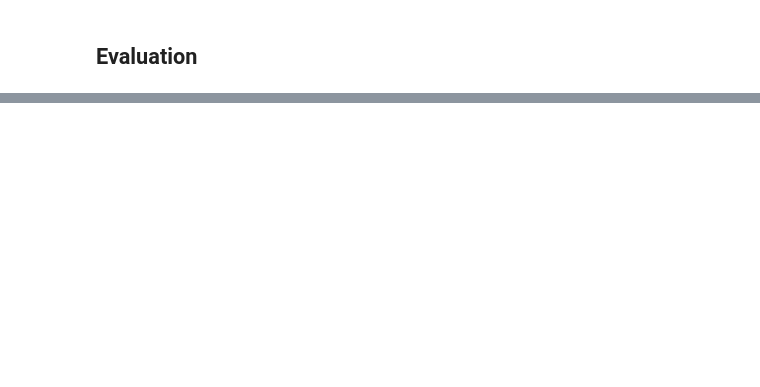
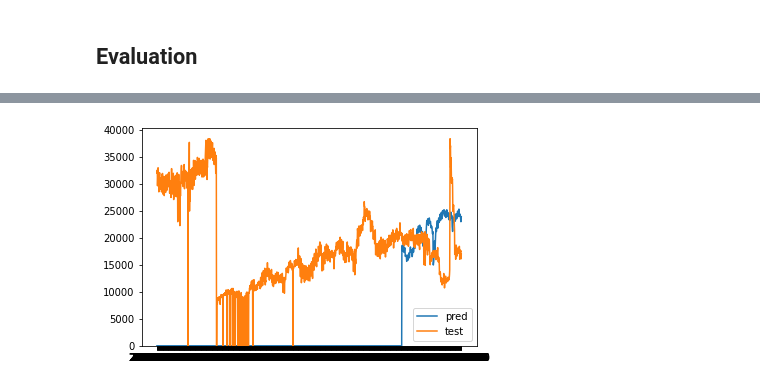
Before and after one commit to Mjloturco/musicstreamnet, a Jupyter notebook: Parallel_Input.ipynb, the cells around one changed output, grey strips where cells are left out. Cells and saved outputs as stored; diff of their text form; code cells hidden in the pictures; blank space fills up the shorter version.

```diff
--- a/Parallel_Input.ipynb
+++ b/Parallel_Input.ipynb
@@ -311,16 +396,22 @@ def evaluate_forecast(y_test_inverse, yhat_inverse):
   mape_ = tf.keras.losses.MeanAbsolutePercentageError()
 
   mse = mse_(y_test_inverse,yhat_inverse)
-  tf.print('mse:', mse)
+  # tf.print('mse:', mse)
 
   rmse = rmse_(y_test_inverse, yhat_inverse)
-  tf.print('rmse:', rmse)
+  # tf.print('rmse:', rmse)
 
   mae = mae_(y_test_inverse,yhat_inverse)
-  tf.print('mae:', mae)
+  # tf.print('mae:', mae)
 
   mape = mape_(y_test_inverse,yhat_inverse)
-  tf.print('mape:', mape)
+  # tf.print('mape:', mape)
+
+  forecast = {'mse': mse.numpy(),
+              'rmse': rmse.numpy(),
+              'mae': mae.numpy(),
+              'mape': mape.numpy()}
+  return forecast
 # %%
 yhat = model.predict(test, verbose=0)
 
@@ -373,0 +707,20 @@ plt.show()
+# %%
+ntimesteps = yhat.shape[0]
+
+# fitting entire song
+ytrn, ytst = inverse_transform(y_train, y_test)
+pred_plt = np.pad(yhat_inverse, ((1270,0), (0, 0)), 'constant')
+test_plt = np.append(ytrn, ytst, axis=0)
+
+ntimesteps = 1579
+# plot
+song_idx = 0
+fig, axs = plt.subplots(1, 1)
+axs.plot(timesteps[-ntimesteps:], pred_plt[:, song_idx], label='pred')
+axs.plot(timesteps[-ntimesteps:], test_plt[:, song_idx], label='test')
+
+plt.ylim(bottom=0)
+plt.legend()
+plt.show()
+# %% [output]
+[figure, added]
```
Also changed, not shown: parts of 30 cells of this notebook.
